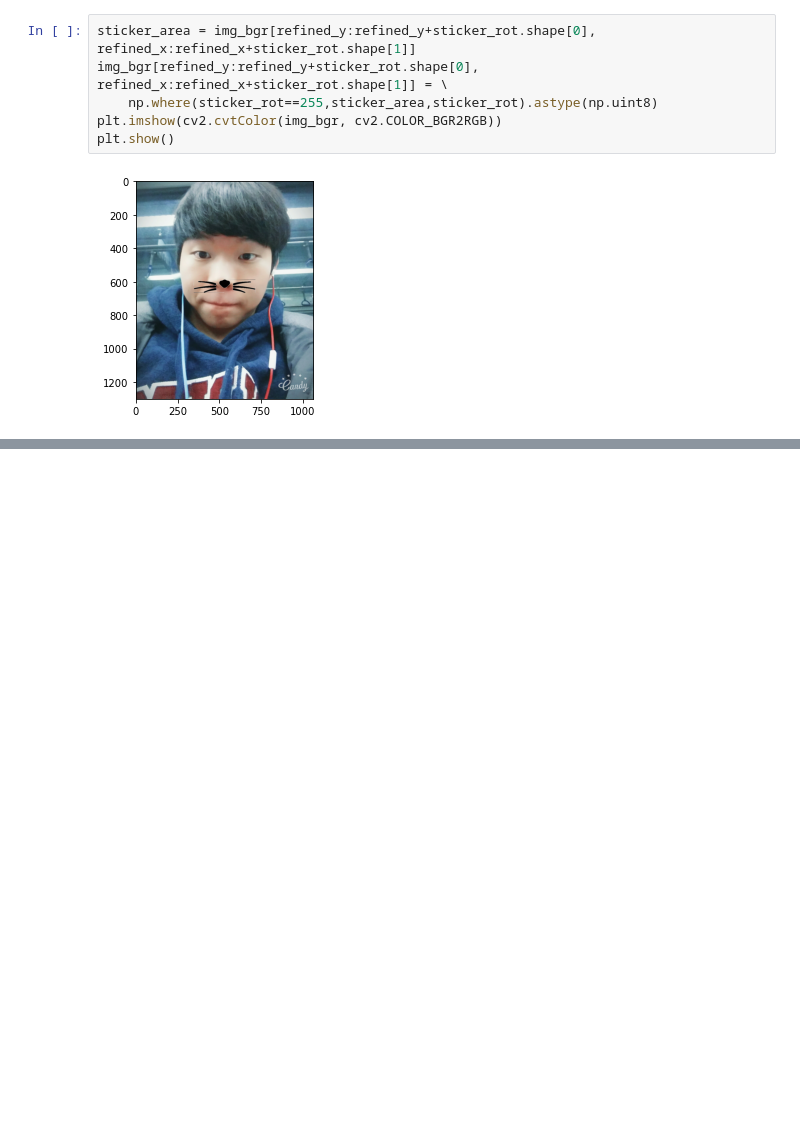
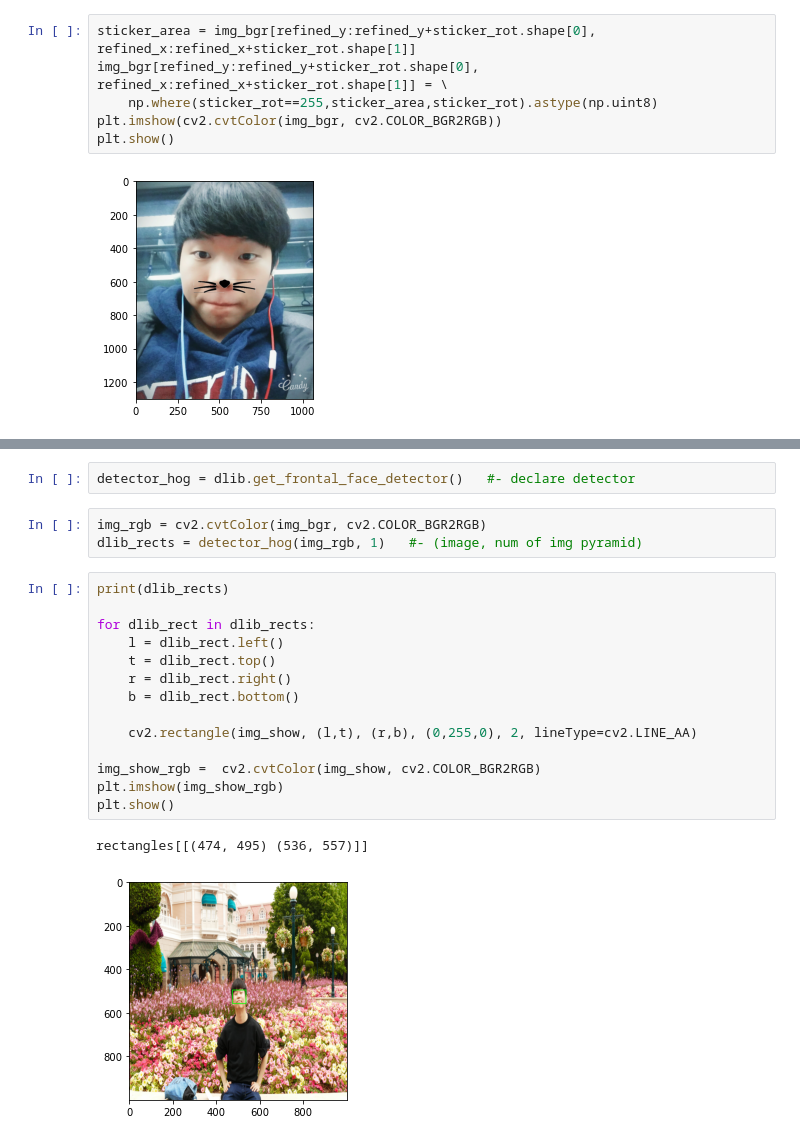
Before and after one commit to hweejuni/The-very-first-repository, a Jupyter notebook: E10.Camera_Sticker/E10.Camera_Sticker.ipynb, the cells around one changed output, grey strips where cells are left out. Cells and saved outputs as stored; diff of their text form; blank space fills up the shorter version.

```diff
--- a/E10.Camera_Sticker/E10.Camera_Sticker.ipynb
+++ b/E10.Camera_Sticker/E10.Camera_Sticker.ipynb
@@ -128,0 +143,22 @@ plt.show()
+# %%
+detector_hog = dlib.get_frontal_face_detector()   #- declare detector
+# %%
+img_rgb = cv2.cvtColor(img_bgr, cv2.COLOR_BGR2RGB)
+dlib_rects = detector_hog(img_rgb, 1)   #- (image, num of img pyramid)
+# %%
+print(dlib_rects)
+
+for dlib_rect in dlib_rects:
+    l = dlib_rect.left()
+    t = dlib_rect.top()
+    r = dlib_rect.right()
+    b = dlib_rect.bottom()
+
+    cv2.rectangle(img_show, (l,t), (r,b), (0,255,0), 2, lineType=cv2.LINE_AA)
+
+img_show_rgb =  cv2.cvtColor(img_show, cv2.COLOR_BGR2RGB)
+plt.imshow(img_show_rgb)
+plt.show()
+# %% [output]
+rectangles[[(474, 495) (536, 557)]]
+[figure, added]
```
Also changed, not shown: parts of 10 cells of this notebook.
